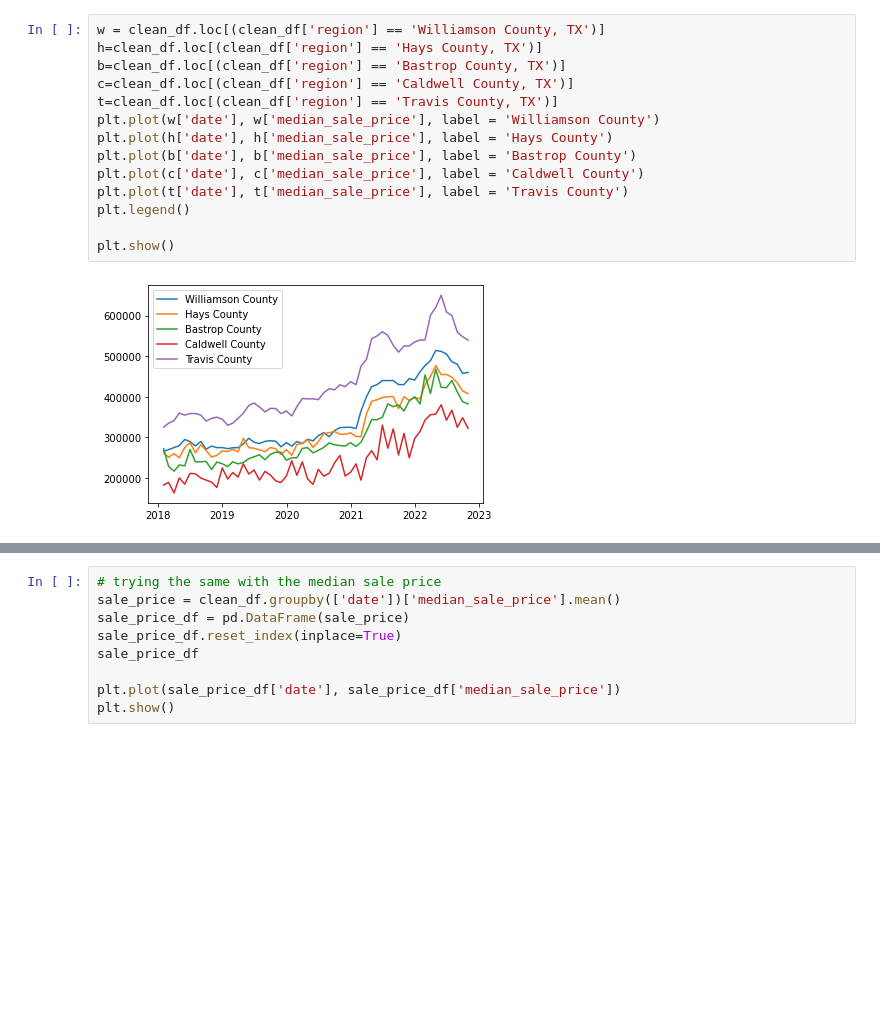
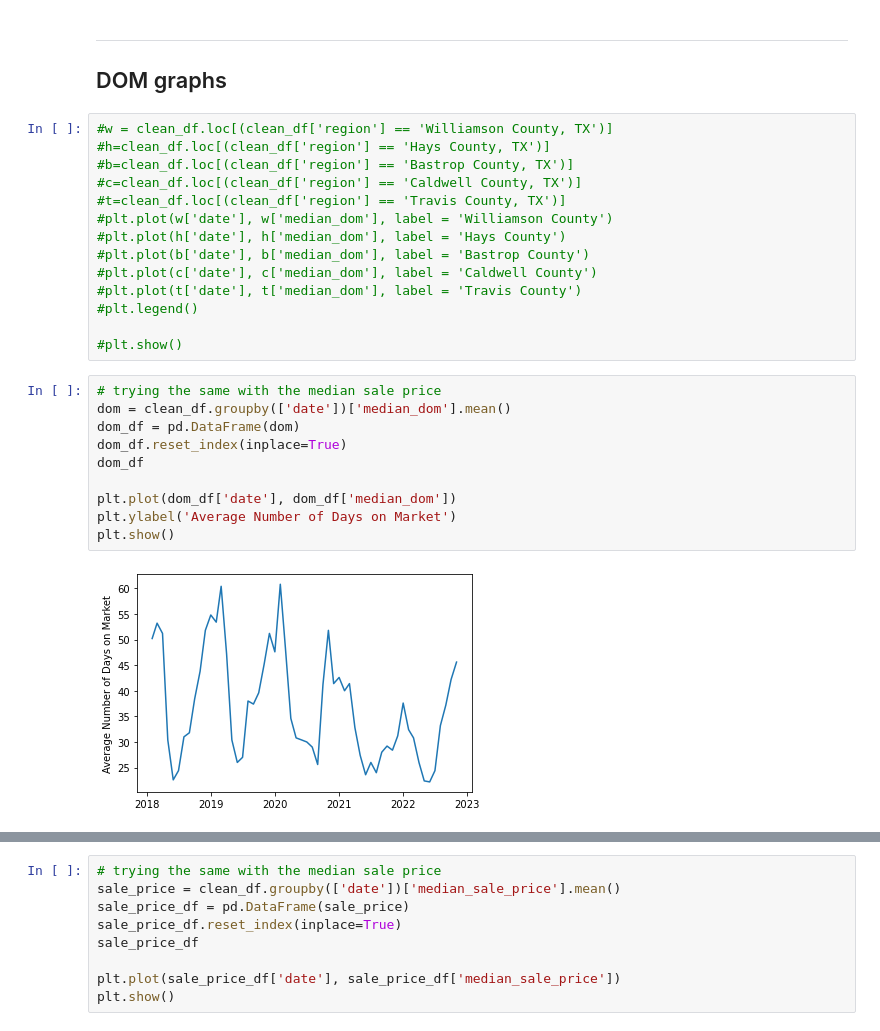
Before and after one commit to zarbin/UTA_Project-1, a Jupyter notebook: kim_graph_trials.ipynb, the cells around one changed output, grey strips where cells are left out. Drawn from its saved outputs; the diff is of its cells as text; blank space fills up the shorter version.

```diff
--- a/kim_graph_trials.ipynb
+++ b/kim_graph_trials.ipynb
@@ -129,16 +122,30 @@ clean_df
+# %% [markdown]
+-----
+
+## DOM graphs
 # %%
-w = clean_df.loc[(clean_df['region'] == 'Williamson County, TX')]
-h=clean_df.loc[(clean_df['region'] == 'Hays County, TX')]
-b=clean_df.loc[(clean_df['region'] == 'Bastrop County, TX')]
-c=clean_df.loc[(clean_df['region'] == 'Caldwell County, TX')]
-t=clean_df.loc[(clean_df['region'] == 'Travis County, TX')]
-plt.plot(w['date'], w['median_sale_price'], label = 'Williamson County')
-plt.plot(h['date'], h['median_sale_price'], label = 'Hays County')
-plt.plot(b['date'], b['median_sale_price'], label = 'Bastrop County')
-plt.plot(c['date'], c['median_sale_price'], label = 'Caldwell County')
-plt.plot(t['date'], t['median_sale_price'], label = 'Travis County')
-plt.legend()
+#w = clean_df.loc[(clean_df['region'] == 'Williamson County, TX')]
+#h=clean_df.loc[(clean_df['region'] == 'Hays County, TX')]
+#b=clean_df.loc[(clean_df['region'] == 'Bastrop County, TX')]
+#c=clean_df.loc[(clean_df['region'] == 'Caldwell County, TX')]
+#t=clean_df.loc[(clean_df['region'] == 'Travis County, TX')]
+#plt.plot(w['date'], w['median_dom'], label = 'Williamson County')
+#plt.plot(h['date'], h['median_dom'], label = 'Hays County')
+#plt.plot(b['date'], b['median_dom'], label = 'Bastrop County')
+#plt.plot(c['date'], c['median_dom'], label = 'Caldwell County')
+#plt.plot(t['date'], t['median_dom'], label = 'Travis County')
+#plt.legend()
 
-plt.show()
+#plt.show()
-# %% [output]
-[figure, removed]
+# %%
+# trying the same with the median sale price
+dom = clean_df.groupby(['date'])['median_dom'].mean()
+dom_df = pd.DataFrame(dom)
+dom_df.reset_index(inplace=True)
+dom_df
+
+plt.plot(dom_df['date'], dom_df['median_dom'])
+plt.ylabel('Average Number of Days on Market')
+plt.show()
+# %% [output]
+[figure, added]
```
Also changed, not shown: parts of 23 cells of this notebook.
